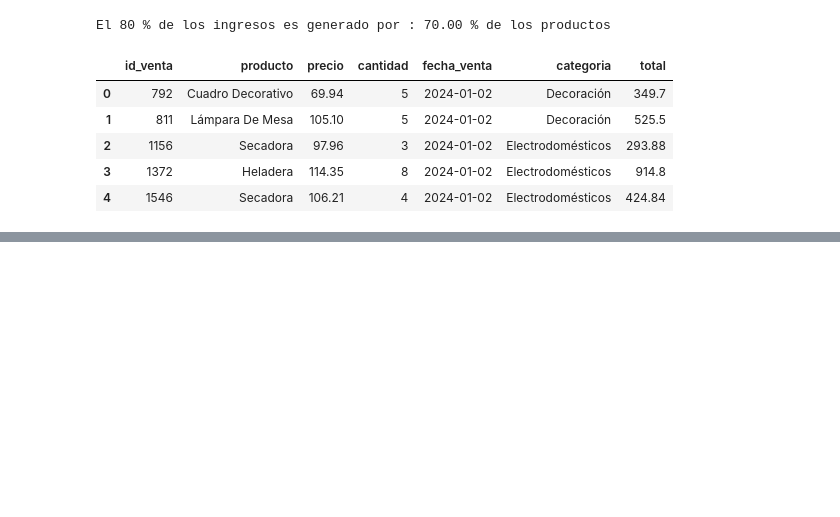
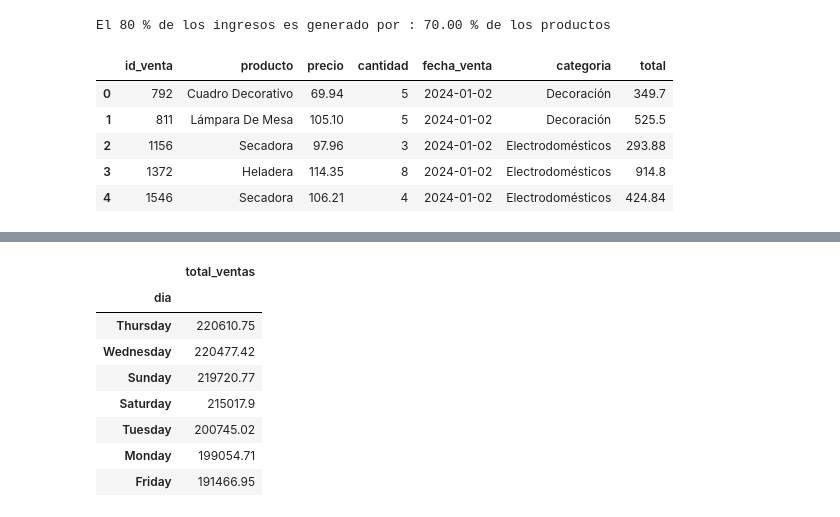
Before and after one commit to dataccounting/Sanvido-Gonzalo-comision-26252-TPI-data-analytics, a Jupyter notebook: Sanvido.Gonzalo.comision.25262.TPI.data.analytics.ipynb, the cells around one changed output, grey strips where cells are left out. Saved outputs shown, nothing was run; the diff lists cells and outputs as text; code cells hidden in the pictures; blank space fills up the shorter version.

```diff
--- a/Sanvido.Gonzalo.comision.25262.TPI.data.analytics.ipynb
+++ b/Sanvido.Gonzalo.comision.25262.TPI.data.analytics.ipynb
@@ -711,0 +768,14 @@ ventas_clean.groupby(by=['año','mes']).agg(total_ventas = ('total', 'sum'))
+# %%
+# ventas por dia de la semana
+resumen_prod_3 = ventas_clean.groupby(by=['dia']).agg(total_ventas = ('total', 'sum')).sort_values(by='total_ventas', ascending=False)
+resumen_prod_3
+# %% [output]
+|  | total_ventas |
+| dia |  |
+| Thursday | 220610.75 |
+| Wednesday | 220477.42 |
+| Sunday | 219720.77 |
+| Saturday | 215017.9 |
+| Tuesday | 200745.02 |
+| Monday | 199054.71 |
+| Friday | 191466.95 |
```
Also changed, not shown: parts of 15 cells of this notebook.
